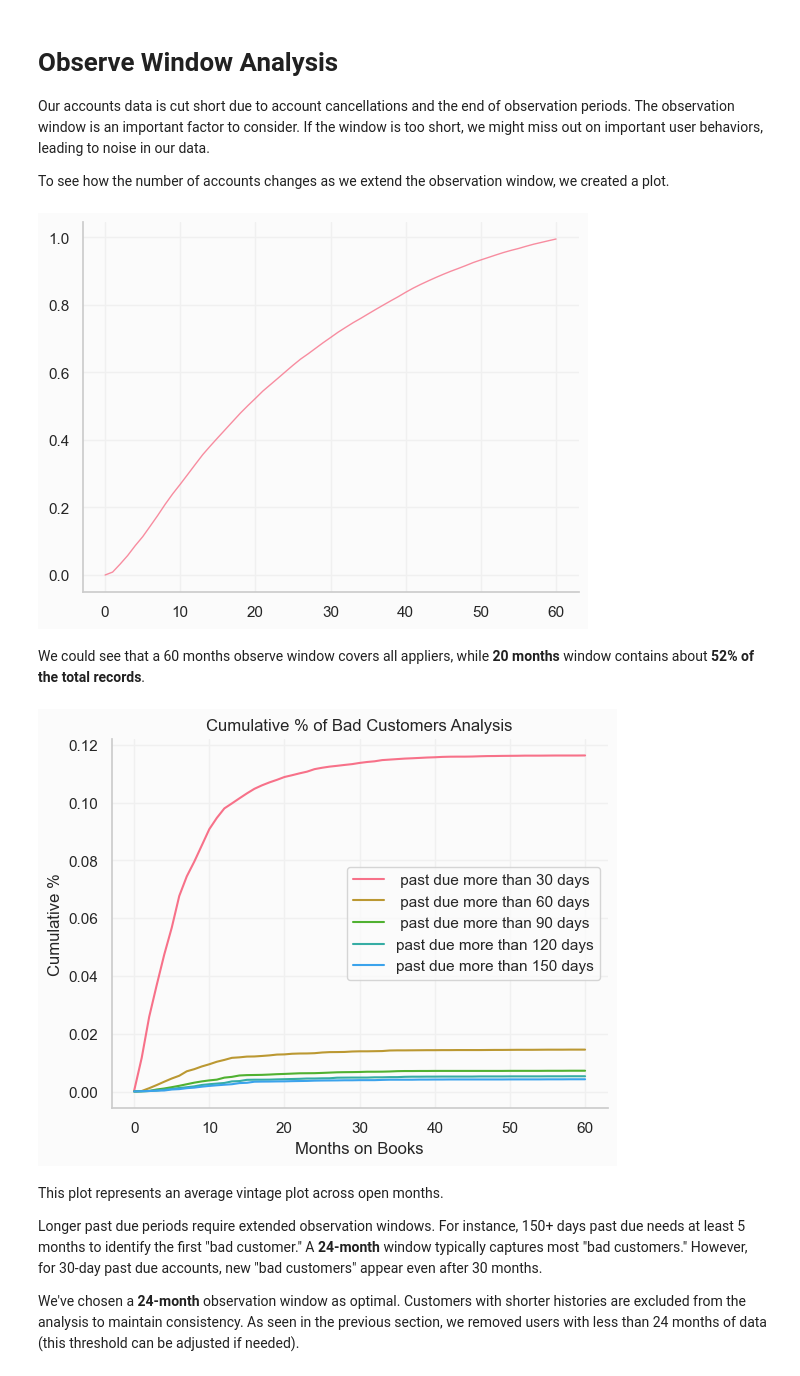
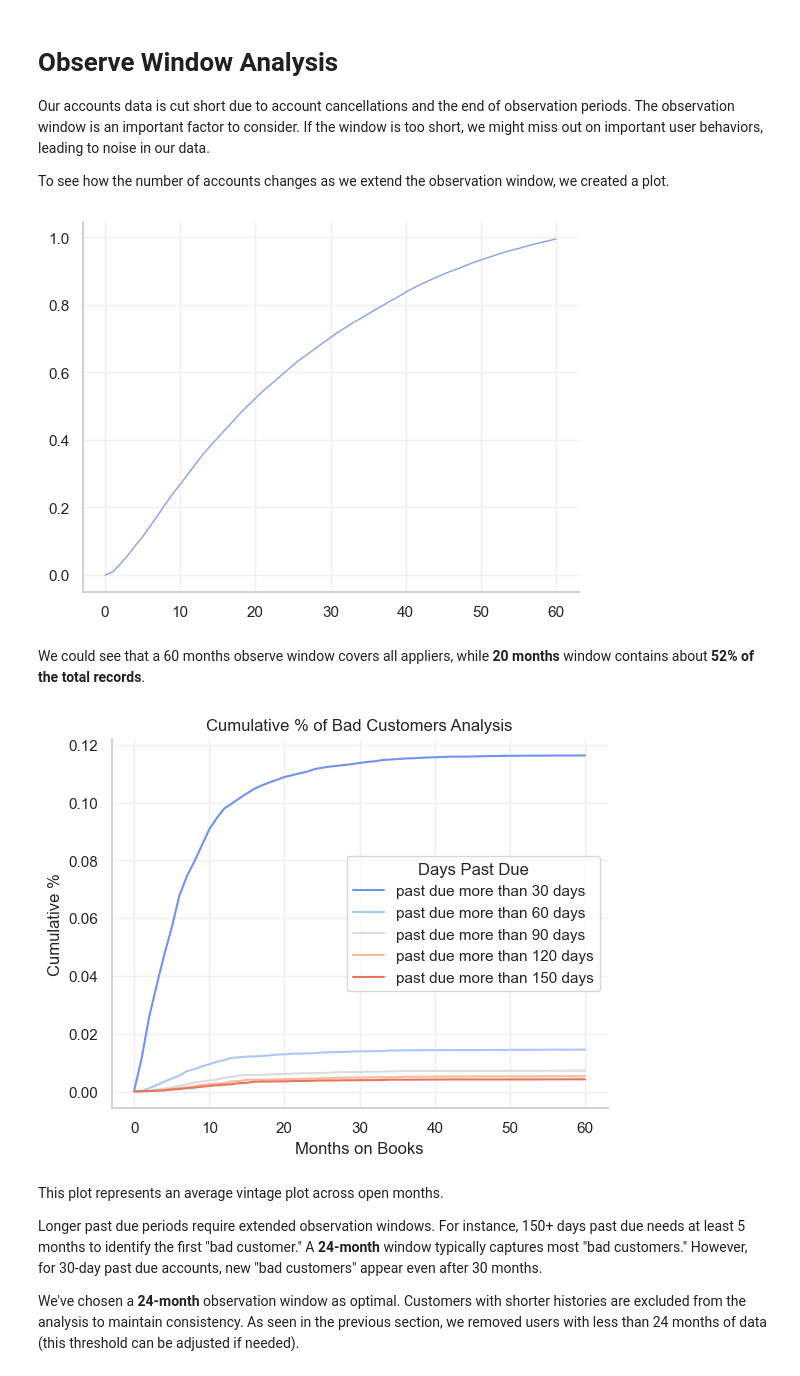
Before and after one commit to rafaelperez/team_project, a Jupyter notebook: src/hu_Project2.ipynb, the cells around one changed output. Cells and saved outputs as stored; diff of their text form; code cells hidden in the pictures.

```diff
--- a/src/hu_Project2.ipynb
+++ b/src/hu_Project2.ipynb
@@ -439,14 +414,15 @@ import seaborn as sns
 
 custom_params = {
     "grid.color": ".94",
-    "figure.facecolor": "#FBFBFB",
-    "axes.facecolor": "#FBFBFB",
+    # "figure.facecolor": "#FBFBFB",
+    # "axes.facecolor": "#FBFBFB",
     "axes.spines.right": False,
     "axes.spines.top": False,
 }
 
 sns.set_theme(style="whitegrid", rc=custom_params)
-sns.set_palette("husl")
+# sns.set_palette("husl")
+sns.set_palette("coolwarm")
 # %%
 # Let's check the percentage of bad clients by how long they have been clients
 # Load and preprocess data
@@ -865,7 +842,7 @@ for i in range(0, 61):
 
 ax = sns.lineplot(pd.Series(lst), linewidth=1, dashes=False, alpha=0.8)
 # %% [output]
-[figure, old version]
+[figure, new version]
 # %% [markdown]
 We could see that a 60 months observe window covers all appliers, while **20 months** window contains about **52% of the total records**.
 # %%
@@ -910,20 +887,29 @@ morethan150 = calculate_observe(credit, command)
 # %%
 obslst = pd.DataFrame(
     {
-        " past due more than 30 days": morethan30,
-        " past due more than 60 days": morethan60,
-        " past due more than 90 days": morethan90,
+        "past due more than 30 days": morethan30,
+        "past due more than 60 days": morethan60,
+        "past due more than 90 days": morethan90,
         "past due more than 120 days": morethan120,
         "past due more than 150 days": morethan150,
     }
 )
 
-obslst.plot(grid=True, title="Cumulative % of Bad Customers Analysis")
+# Melt the DataFrame to long-form for Seaborn
+obslst_melted = obslst.reset_index().melt(id_vars="index", var_name="Days Past Due", value_name="Cumulative %")
+obslst_melted.rename(columns={"index": "Months on Books"}, inplace=True)
+
+# Create the Seaborn line plot
+sns.lineplot(data=obslst_melted, x="Months on Books", y="Cumulative %", hue="Days Past Due", palette="coolwarm")
+
+# Customize the plot
+plt.grid(True)
+plt.title("Cumulative % of Bad Customers Analysis")
 plt.xlabel("Months on Books")
 plt.ylabel("Cumulative %")
 plt.show()
 # %% [output]
-[figure, old version]
+[figure, new version]
 # %% [markdown]
 This plot represents an average vintage plot across open months.
 
```
Also changed, not shown: parts of 8 cells of this notebook.
